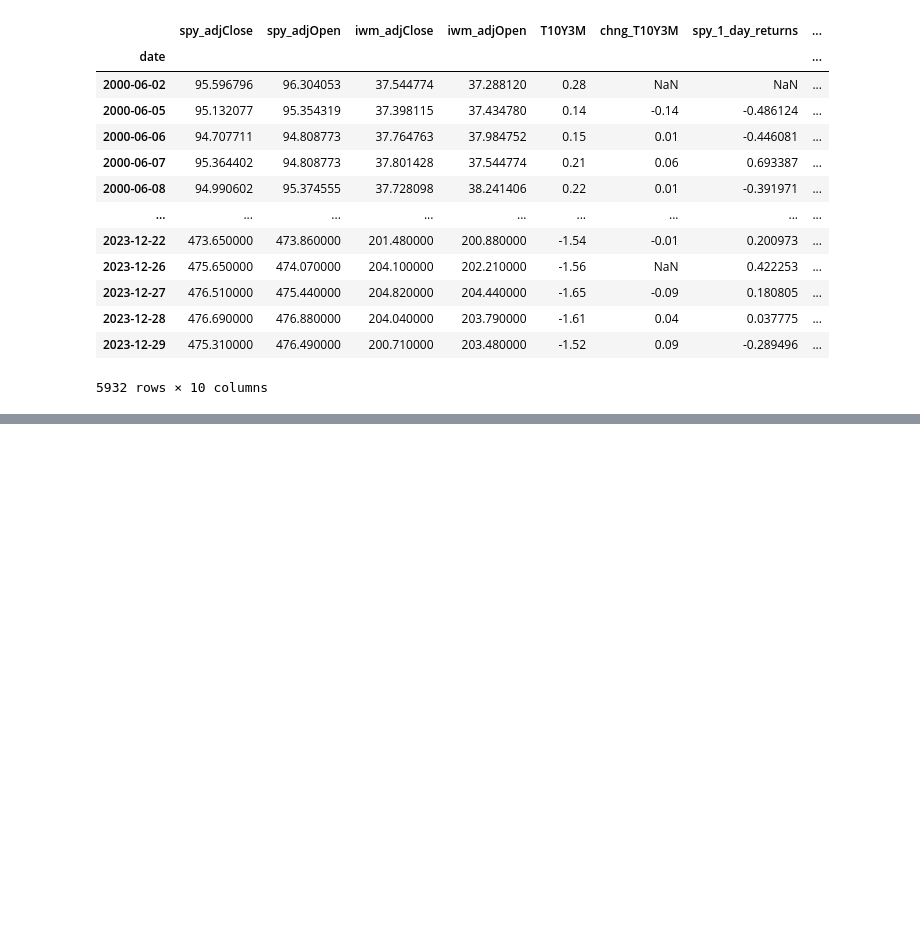
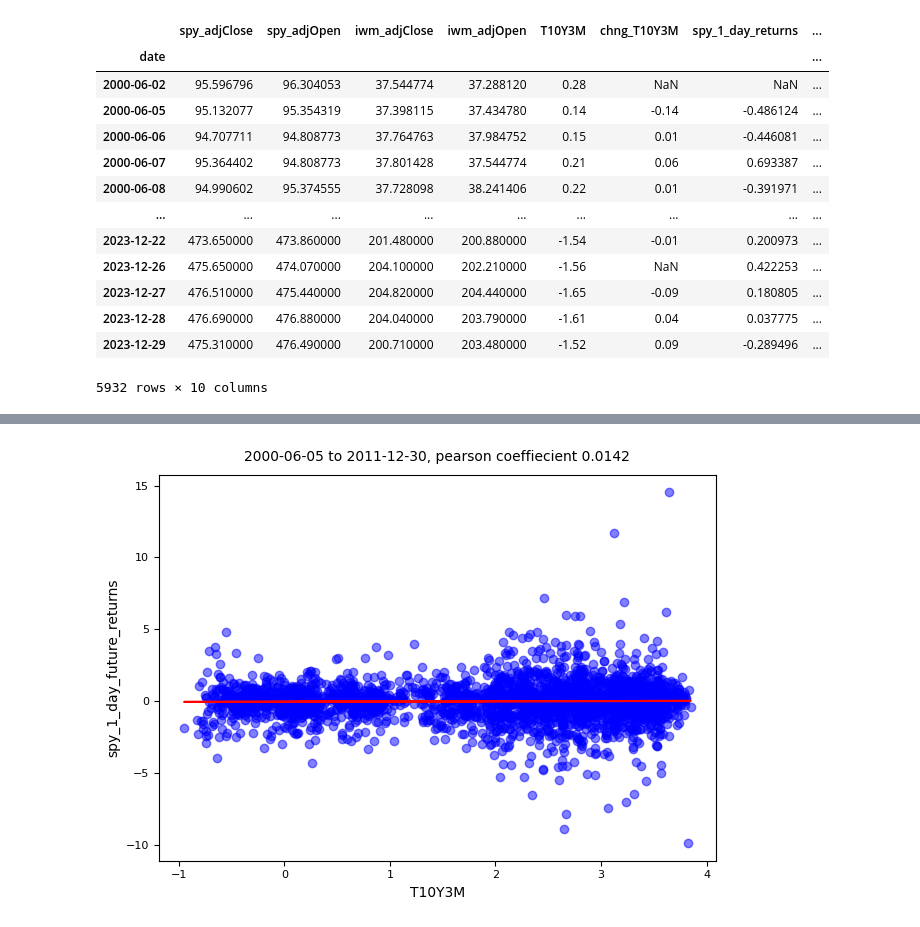
Before and after one commit to Gaiden-Spence/10YRT-3M-Spread-Effects, a Jupyter notebook: main.ipynb, the cells around one changed output, grey strips where cells are left out. Drawn from its saved outputs; the diff is of its cells as text; code cells hidden in the pictures; blank space fills up the shorter version.

```diff
--- a/main.ipynb
+++ b/main.ipynb
@@ -163,3 +175,29 @@ spy_iwm_pair
 split_date = pd.to_datetime('2012-01-01')
 spy_iwm_pair_2000_2012 = spy_iwm_pair.loc[spy_iwm_pair.index <= split_date]
 spy_iwm_pair_2012_2023 = spy_iwm_pair.loc[spy_iwm_pair.index > split_date]
+# %%
+def make_scatter(df, spread_col, ret_or_vol_col, day_shift):
+
+    if df.index[0] <= split_date:
+        df = df.iloc[day_shift:, :]
+
+    df_spread = df[spread_col][::day_shift]
+    df_return_or_vol = df[ret_or_vol_col][::day_shift]
+
+    slope, intercept = np.polyfit(df_spread, df_return_or_vol, 1)
+    corr = pearsonr(df_spread, df_return_or_vol)
+    first_index, last_index = df.index[0].strftime('%Y-%m-%d'), df.index[-1].strftime('%Y-%m-%d')
+
+    plt.scatter(df_spread, df_return_or_vol, color='blue', alpha=0.5)
+    plt.plot(df_spread, slope * df_spread + intercept, color='red', label='Regression line')
+    plt.title(f'{first_index} to {last_index}, pearson coeffiecient {corr[0]:.4f}', pad=10, fontsize=10)
+    plt.xlabel(spread_col, fontsize= 10)
+    plt.ylabel(f'{ret_or_vol_col[:3]}_{day_shift}_day_future_returns', fontsize= 10)
+    plt.tick_params(axis= 'both', which= 'major', labelsize=8)
+
+    plt.tight_layout()
+    plt.show()
+
+make_scatter(spy_iwm_pair_2000_2012, 'T10Y3M', 'spy_1_day_returns', 1)
+# %% [output]
+[figure, added]
```
Also changed, not shown: parts of 22 cells of this notebook.
